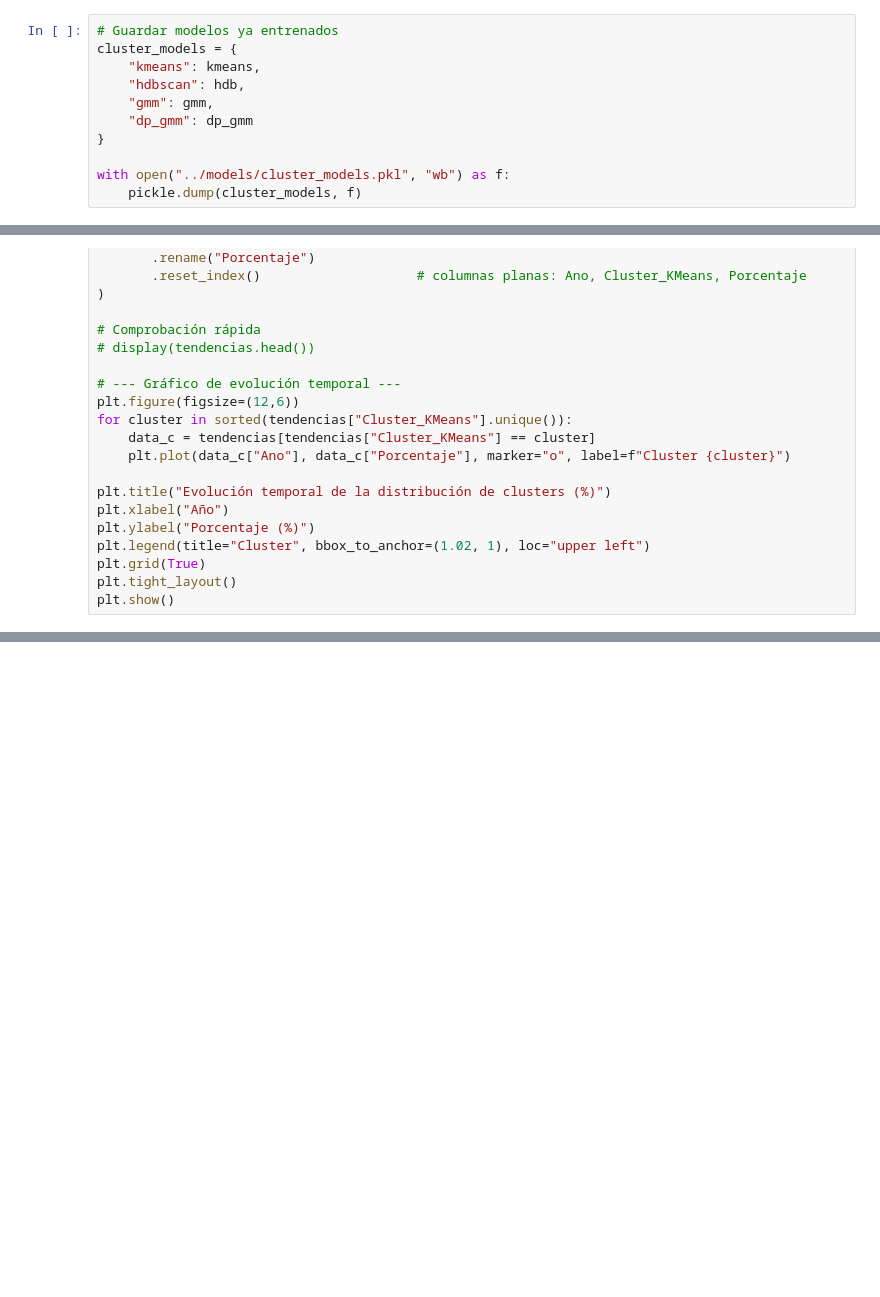
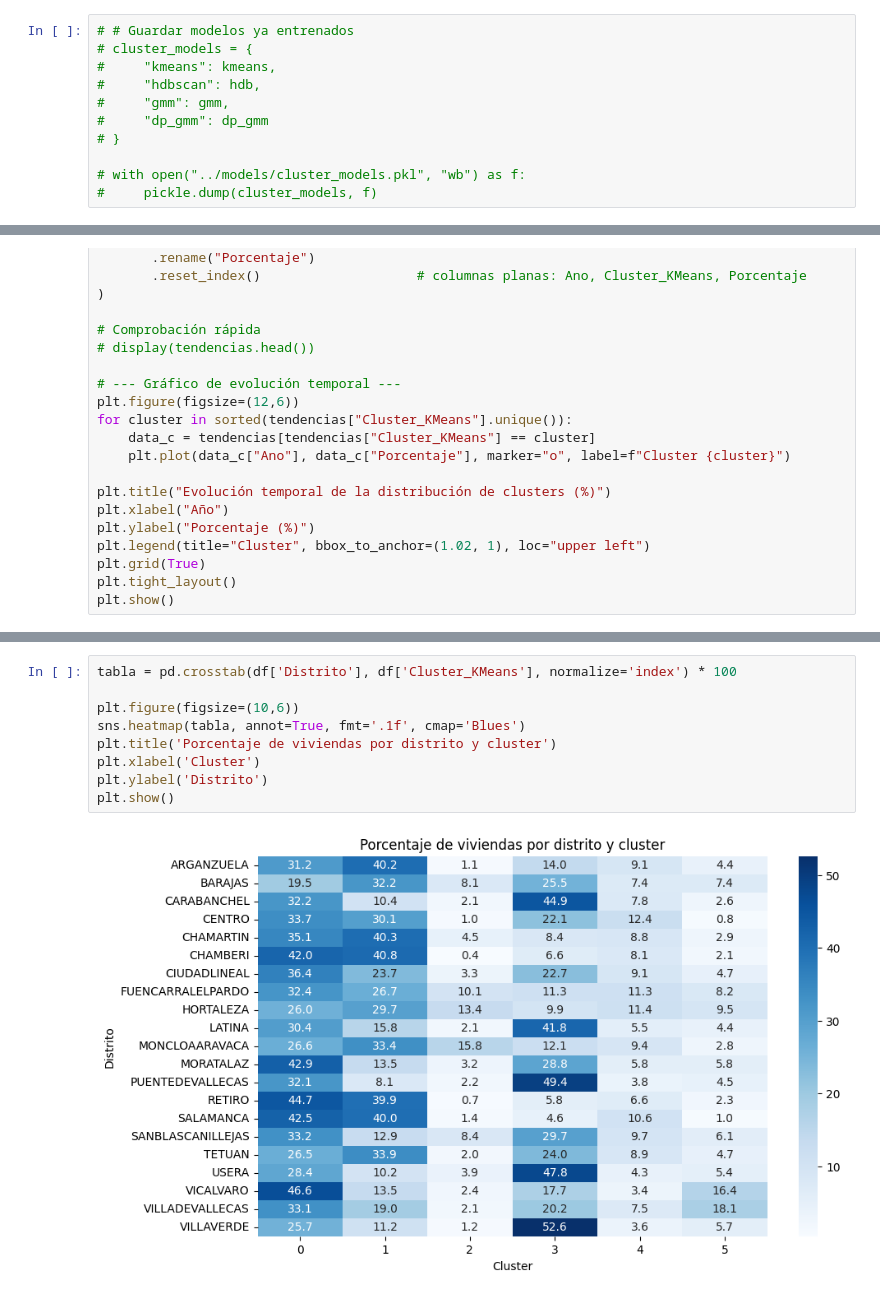
Before and after one commit to JorgeGM8/TFM_Data_Science, a Jupyter notebook: notebooks/CLUSTERING_EMBEDDING_FINAL.ipynb, the cells around one changed output, grey strips where cells are left out. Cells and saved outputs as stored; diff of their text form; blank space fills up the shorter version.

```diff
--- a/notebooks/CLUSTERING_EMBEDDING_FINAL.ipynb
+++ b/notebooks/CLUSTERING_EMBEDDING_FINAL.ipynb
@@ -337,16 +344,16 @@ DP-GMM:
 # %% [markdown]
 Guardar datos
 # %%
-# Guardar modelos ya entrenados
-cluster_models = {
-    "kmeans": kmeans,
-    "hdbscan": hdb,
-    "gmm": gmm,
-    "dp_gmm": dp_gmm
-}
+# # Guardar modelos ya entrenados
+# cluster_models = {
+#     "kmeans": kmeans,
+#     "hdbscan": hdb,
+#     "gmm": gmm,
+#     "dp_gmm": dp_gmm
+# }
 
-with open("../models/cluster_models.pkl", "wb") as f:
-    pickle.dump(cluster_models, f)
+# with open("../models/cluster_models.pkl", "wb") as f:
+#     pickle.dump(cluster_models, f)
 # %% [markdown]
 Cargar datos
 # %%
@@ -1512,0 +1556,11 @@ plt.show()
+# %%
+tabla = pd.crosstab(df['Distrito'], df['Cluster_KMeans'], normalize='index') * 100
+
+plt.figure(figsize=(10,6))
+sns.heatmap(tabla, annot=True, fmt='.1f', cmap='Blues')
+plt.title('Porcentaje de viviendas por distrito y cluster')
+plt.xlabel('Cluster')
+plt.ylabel('Distrito')
+plt.show()
+# %% [output]
+[figure, added]
```
Also changed, not shown: parts of 13 cells of this notebook.
